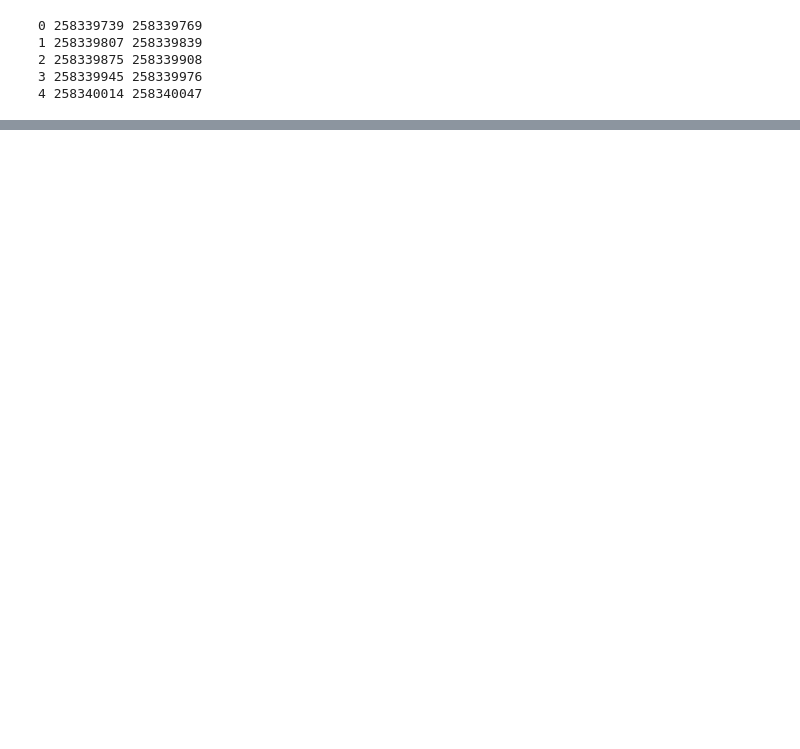
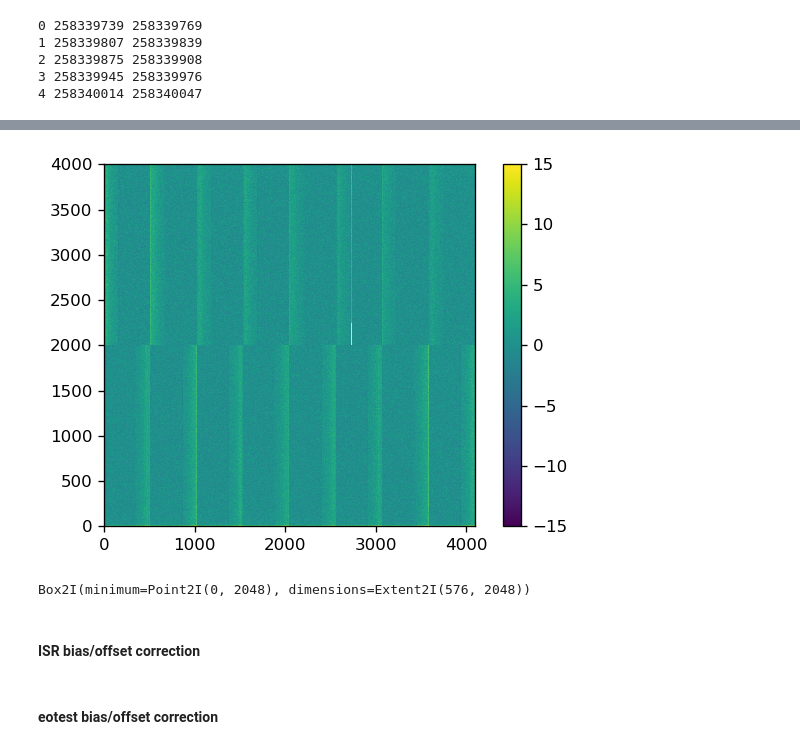
Before and after one commit to lsst/bootcamp-work, a Jupyter notebook: nb/PTC_bootcamp_work.ipynb, the cells around one changed output, grey strips where cells are left out. Drawn from its saved outputs; the diff is of its cells as text; code cells hidden in the pictures; blank space fills up the shorter version.

Commit message:
Initial work on comparing different offset corrections

```diff
--- a/nb/PTC_bootcamp_work.ipynb
+++ b/nb/PTC_bootcamp_work.ipynb
@@ -215,0 +222,6 @@ plt.ylim(0, 1)
+# %%
+plt.imshow(bias1.getImage().getArray(), origin='lower', vmin=-15, vmax=15)
+plt.colorbar()
+plt.show()
+# %% [output]
+[figure, added]
@@ -215,0 +246,4 @@ plt.ylim(0, 1)
+# %%
+raw1.getDetector()['C00'].getRawBBox()
+# %% [output]
+Box2I(minimum=Point2I(0, 2048), dimensions=Extent2I(576, 2048))
@@ -215,0 +252,2 @@ plt.ylim(0, 1)
+# %% [markdown]
+#### ISR bias/offset correction
@@ -215,0 +257,2 @@ plt.ylim(0, 1)
+# %% [markdown]
+#### eotest bias/offset correction
```
Also changed, not shown: parts of 22 cells of this notebook.
